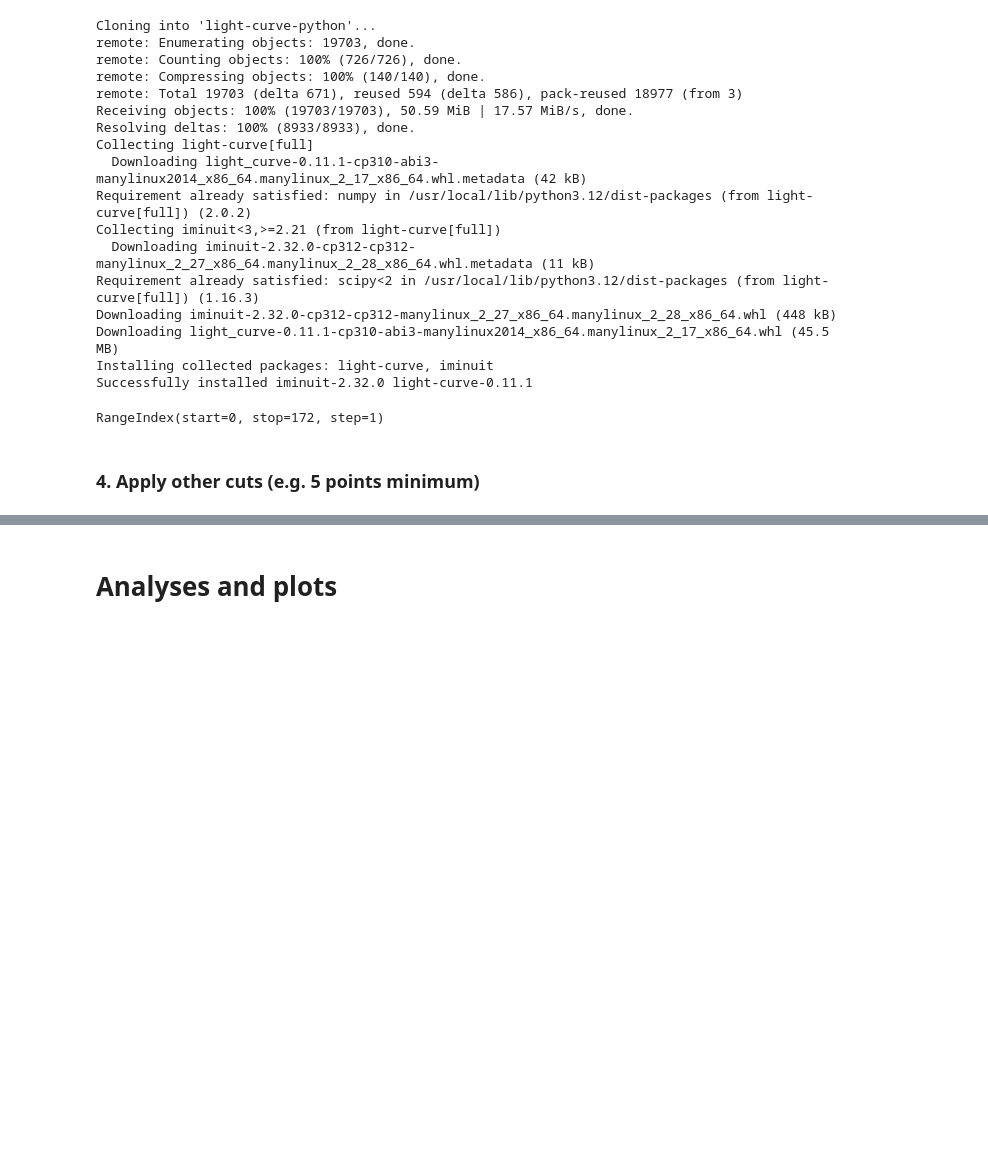
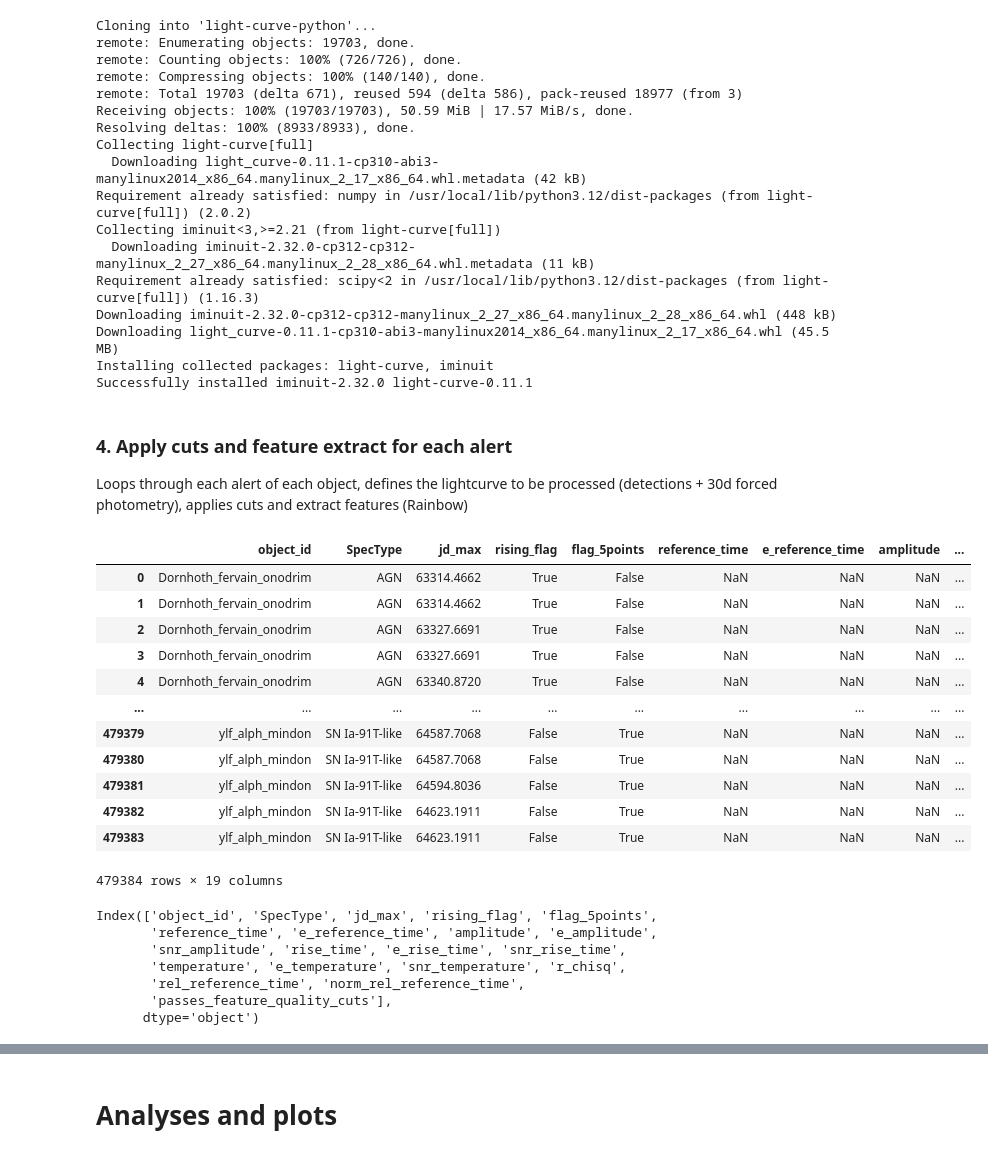
Before and after one commit to emilleishida/Fink_earlyTDE_v2, a Jupyter notebook: notebooks/Preprocessing_cuts_and_feature_extraction.ipynb, the cells around one changed output, grey strips where cells are left out. Drawn from its saved outputs; the diff is of its cells as text; code cells hidden in the pictures; blank space fills up the shorter version.

```diff
--- a/notebooks/Preprocessing_cuts_and_feature_extraction.ipynb
+++ b/notebooks/Preprocessing_cuts_and_feature_extraction.ipynb
@@ -265 +271,4 @@ def extract_features_no_cuts(sub):
+# %% [markdown]
+### **4. Apply cuts and feature extract for each alert**
+Loops through each alert of each object, defines the lightcurve to be processed (detections + 30d forced photometry), applies cuts and extract features (Rainbow)
 # %%
@@ -301,5 +327,27 @@ for _, row in df.iterrows():
+# %%
+feat_df
+# %% [output]
+|  | object_id | SpecType | jd_max | rising_flag | flag_5points | reference_time | e_reference_time | amplitude | ... |
+| 0 | Dornhoth_fervain_onodrim | AGN | 63314.4662 | True | False | NaN | NaN | NaN | ... |
+| 1 | Dornhoth_fervain_onodrim | AGN | 63314.4662 | True | False | NaN | NaN | NaN | ... |
+| 2 | Dornhoth_fervain_onodrim | AGN | 63327.6691 | True | False | NaN | NaN | NaN | ... |
+| 3 | Dornhoth_fervain_onodrim | AGN | 63327.6691 | True | False | NaN | NaN | NaN | ... |
+| 4 | Dornhoth_fervain_onodrim | AGN | 63340.8720 | True | False | NaN | NaN | NaN | ... |
+| ... | ... | ... | ... | ... | ... | ... | ... | ... | ... |
+| 479379 | ylf_alph_mindon | SN Ia-91T-like | 64587.7068 | False | True | NaN | NaN | NaN | ... |
+| 479380 | ylf_alph_mindon | SN Ia-91T-like | 64587.7068 | False | True | NaN | NaN | NaN | ... |
+| 479381 | ylf_alph_mindon | SN Ia-91T-like | 64594.8036 | False | True | NaN | NaN | NaN | ... |
+| 479382 | ylf_alph_mindon | SN Ia-91T-like | 64623.1911 | False | True | NaN | NaN | NaN | ... |
+| 479383 | ylf_alph_mindon | SN Ia-91T-like | 64623.1911 | False | True | NaN | NaN | NaN | ... |
+479384 rows × 19 columns
 # %%
+
+feat_df.columns
 # %% [output]
-RangeIndex(start=0, stop=172, step=1)
+Index(['object_id', 'SpecType', 'jd_max', 'rising_flag', 'flag_5points',
+       'reference_time', 'e_reference_time', 'amplitude', 'e_amplitude',
+       'snr_amplitude', 'rise_time', 'e_rise_time', 'snr_rise_time',
+       'temperature', 'e_temperature', 'snr_temperature', 'r_chisq',
+       'rel_reference_time', 'norm_rel_reference_time',
+       'passes_feature_quality_cuts'],
+      dtype='object')
-# %% [markdown]
-### **4. Apply other cuts (e.g. 5 points minimum)**
```
Also changed, not shown: parts of 11 cells of this notebook.
